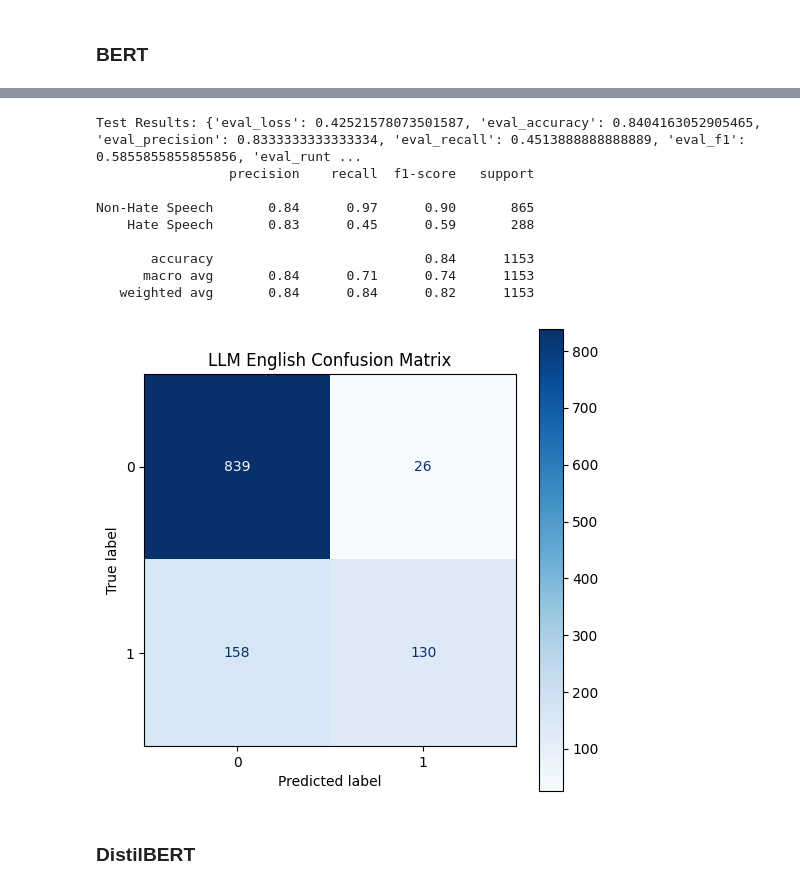
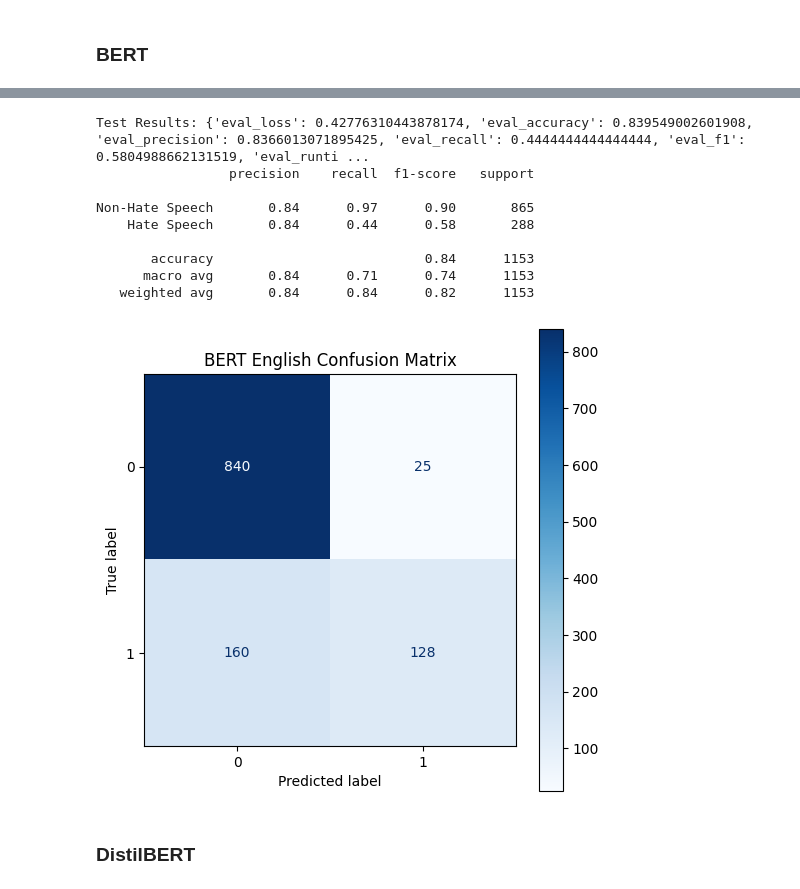
Before and after one commit to SarfrazAhmad307/Project-AI701-G41, a Jupyter notebook: LLMs/English/English.ipynb, the cells around one changed output, grey strips where cells are left out. Cells and saved outputs as stored; diff of their text form; code cells hidden in the pictures.

```diff
--- a/LLMs/English/English.ipynb
+++ b/LLMs/English/English.ipynb
@@ -563,37 +563,37 @@ test_results = trainer.evaluate(test_dataset)
 print("Test Results:", test_results)
 
 # Get predictions for the test dataset
 predictions = trainer.predict(test_dataset)
 
 # Extract logits, predictions, and true labels
 logits = predictions.predictions
 predicted_labels = torch.argmax(torch.tensor(logits), dim=1).numpy()
 true_labels = test_labels
 
 # Compute detailed metrics
 from sklearn.metrics import classification_report
 print(classification_report(true_labels, predicted_labels, target_names=["Non-Hate Speech", "Hate Speech"]))
 
 # Confusion Matrix
 cm = confusion_matrix(true_labels, predicted_labels)
 
 # Plot the confusion matrix with blue color
 plt.figure(figsize=(6, 6))
 disp = ConfusionMatrixDisplay(confusion_matrix=cm, display_labels=[0, 1])
 disp.plot(cmap=plt.cm.Blues, ax=plt.gca())
-plt.title("LLM English Confusion Matrix")
+plt.title("BERT English Confusion Matrix")
 plt.show()
 # %% [output]
-Test Results: {'eval_loss': 0.42521578073501587, 'eval_accuracy': 0.8404163052905465, 'eval_precision': 0.8333333333333334, 'eval_recall': 0.4513888888888889, 'eval_f1': 0.5855855855855856, 'eval_runt ...
+Test Results: {'eval_loss': 0.42776310443878174, 'eval_accuracy': 0.839549002601908, 'eval_precision': 0.8366013071895425, 'eval_recall': 0.4444444444444444, 'eval_f1': 0.5804988662131519, 'eval_runti ...
                  precision    recall  f1-score   support
 
 Non-Hate Speech       0.84      0.97      0.90       865
-    Hate Speech       0.83      0.45      0.59       288
+    Hate Speech       0.84      0.44      0.58       288
 
        accuracy                           0.84      1153
       macro avg       0.84      0.71      0.74      1153
    weighted avg       0.84      0.84      0.82      1153
-[figure, old version]
+[figure, new version]
 # %% [markdown]
 ### DistilBERT
 # %%
```
Also changed, not shown: parts of 6 cells of this notebook, 1 other file.
